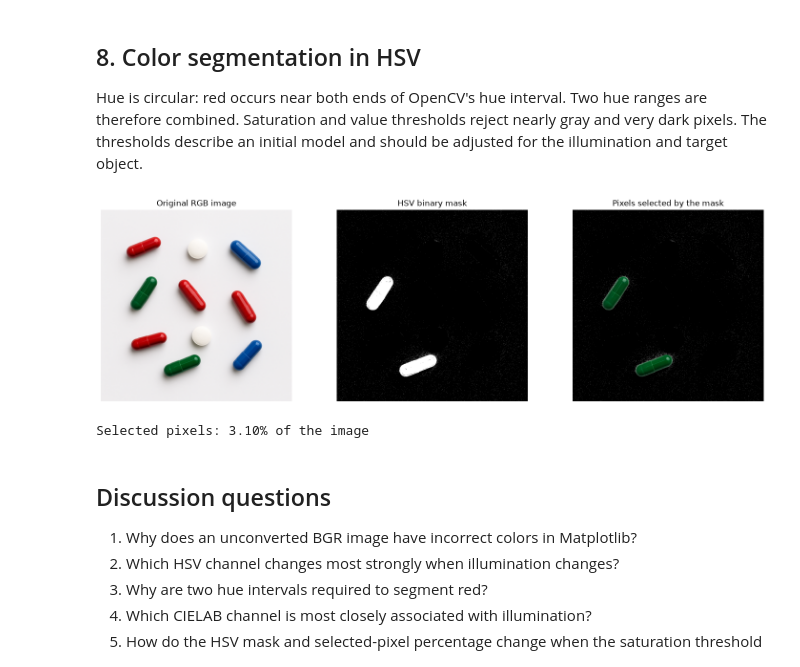
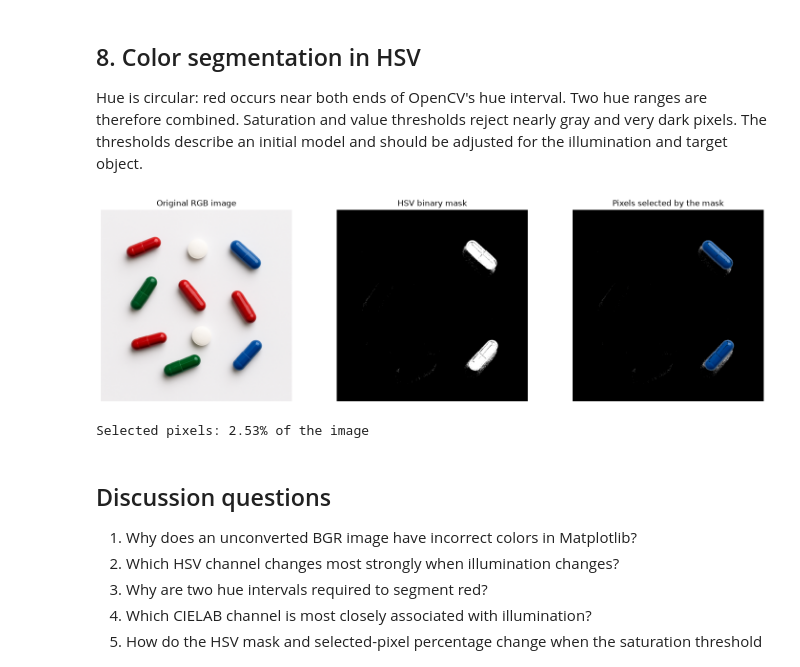
Before and after one commit to cesar-martinez-torres/LRT4012_Vision_en_Robotica, a Jupyter notebook: 01A_color_spaces.ipynb, the cells around one changed output. Saved outputs shown, nothing was run; the diff lists cells and outputs as text; code cells hidden in the pictures.

```diff
--- a/01A_color_spaces.ipynb
+++ b/01A_color_spaces.ipynb
@@ -321,34 +321,34 @@ CIELAB     b               74       187     129.00
 Hue is circular: red occurs near both ends of OpenCV's hue interval. Two hue ranges are therefore combined. Saturation and value thresholds reject nearly gray and very dark pixels. The thresholds describe an initial model and should be adjusted for the illumination and target object.
 # %%
 # Red occupies two intervals because hue is a circular coordinate.
-lower_red_1 = np.array([55, 0, 0], dtype=np.uint8)
-upper_red_1 = np.array([75, 255, 255], dtype=np.uint8)
-lower_red_2 = np.array([55, 0, 0], dtype=np.uint8)
-upper_red_2 = np.array([75, 255, 255], dtype=np.uint8)
+lower_red_1 = np.array([105, 0, 0], dtype=np.uint8)
+upper_red_1 = np.array([125, 255, 220], dtype=np.uint8)
+lower_red_2 = np.array([105, 0, 0], dtype=np.uint8)
+upper_red_2 = np.array([125, 255, 220], dtype=np.uint8)
 
 mask_1 = cv2.inRange(img_hsv, lower_red_1, upper_red_1)
 mask_2 = cv2.inRange(img_hsv, lower_red_2, upper_red_2)
 red_mask = cv2.bitwise_or(mask_1, mask_2)
 segmented_bgr = cv2.bitwise_and(img_bgr, img_bgr, mask=red_mask)
 segmented_rgb = cv2.cvtColor(segmented_bgr, cv2.COLOR_BGR2RGB)
 selected_fraction = np.count_nonzero(red_mask) / red_mask.size
 
 fig, axes = plt.subplots(1, 3, figsize=(15, 4.5))
 axes[0].imshow(img_rgb)
 axes[0].set_title("Original RGB image")
 axes[1].imshow(red_mask, cmap="gray", vmin=0, vmax=255)
 axes[1].set_title("HSV binary mask")
 axes[2].imshow(segmented_rgb)
 axes[2].set_title("Pixels selected by the mask")
 for ax in axes:
     ax.axis("off")
 plt.tight_layout()
 plt.show()
 
 print(f"Selected pixels: {100 * selected_fraction:.2f}% of the image")
 # %% [output]
-[figure, old version]
+[figure, new version]
-Selected pixels: 3.10% of the image
+Selected pixels: 2.53% of the image
 # %% [markdown]
 ## Discussion questions
 
```
